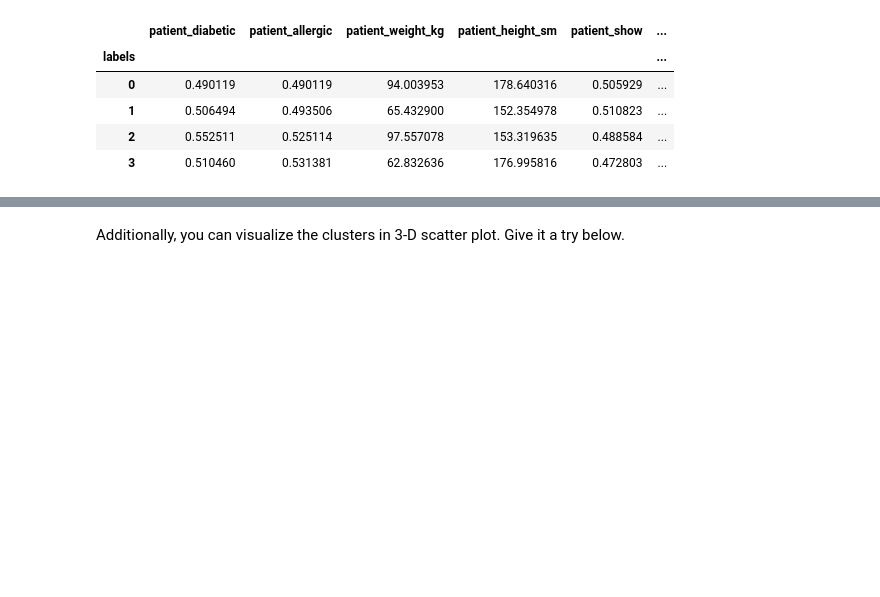
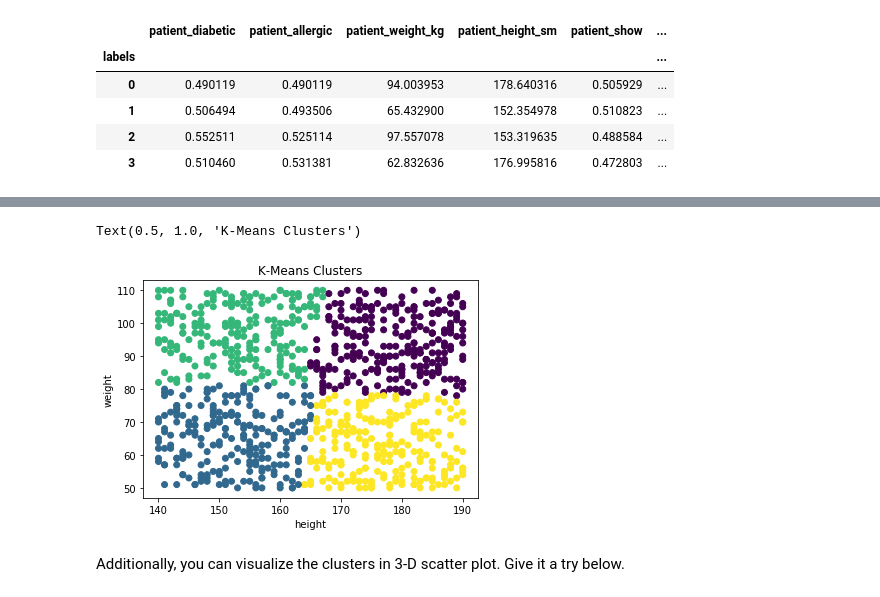
Before and after one commit to marisfont/madrid-oct-2018, a Jupyter notebook: module-3/lab-sklearn-and-unsupervised-learning/your-code/main.ipynb, the cells around one changed output, grey strips where cells are left out. Saved outputs shown, nothing was run; the diff lists cells and outputs as text; code cells hidden in the pictures; blank space fills up the shorter version.

```diff
--- a/module-3/lab-sklearn-and-unsupervised-learning/your-code/main.ipynb
+++ b/module-3/lab-sklearn-and-unsupervised-learning/your-code/main.ipynb
@@ -501,2 +499,10 @@ If the scatter plot does not make any sense to you, it means the features you ch
+# %%
+plt.scatter(patients['patient_height_sm'], patients['patient_weight_kg'], c=patients['labels'])
+plt.xlabel('height')
+plt.ylabel('weight')
+plt.title("K-Means Clusters")
+# %% [output]
+Text(0.5, 1.0, 'K-Means Clusters')
+[figure, added]
 # %% [markdown]
 Additionally, you can visualize the clusters in 3-D scatter plot. Give it a try below.
```
Also changed, not shown: parts of 4 cells of this notebook.
